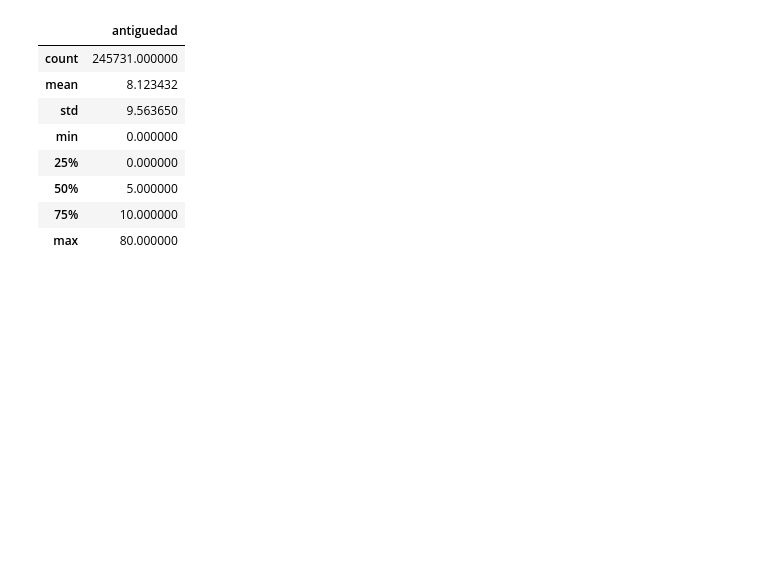
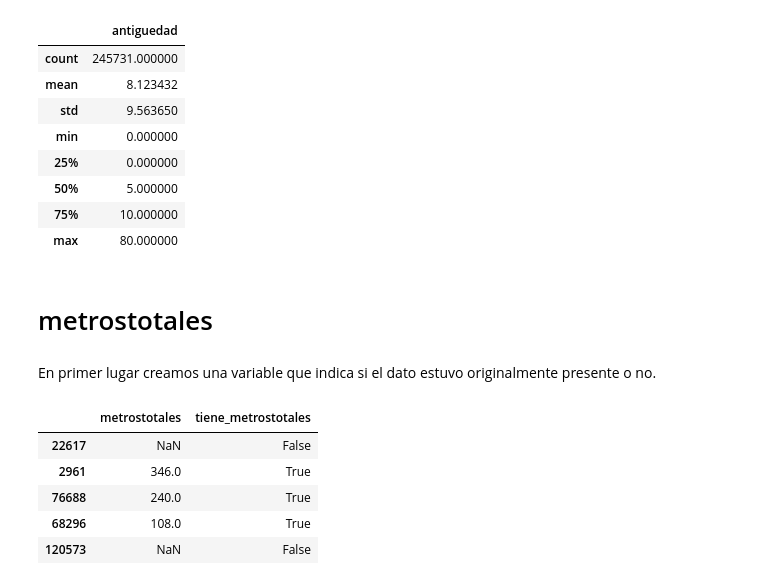
Before and after one commit to rozanecm/7506_tp2_2c2019, a Jupyter notebook: notebooks/fillna with ml by rozanecm.ipynb, the cells around one changed output. Saved outputs shown, nothing was run; the diff lists cells and outputs as text; code cells hidden in the pictures; blank space fills up the shorter version.

Commit message:
add fillna by prediction
metrostotales feature.

```diff
--- a/notebooks/fillna with ml by rozanecm.ipynb
+++ b/notebooks/fillna with ml by rozanecm.ipynb
@@ -883,3 +883,20 @@ train_antiguedad[[target_variable]].describe()
 test_antiguedad[['id',target_variable]].to_csv('../data/imputations/antiguedad.csv', index=False)
 # %%
 beep()
+# %% [markdown]
+# metrostotales
+# %%
+target_variable = 'metrostotales'
+# %% [markdown]
+En primer lugar creamos una variable que indica si el dato estuvo originalmente presente o no.
+# %%
+joined['tiene_metrostotales'] = joined['metrostotales'].notna()
+# %%
+joined[[target_variable,'tiene_metrostotales']].sample(5)
+# %% [output]
+|  | metrostotales | tiene_metrostotales |
+| 22617 | NaN | False |
+| 2961 | 346.0 | True |
+| 76688 | 240.0 | True |
+| 68296 | 108.0 | True |
+| 120573 | NaN | False |
```
Also changed, not shown: parts of 10 cells of this notebook, 1 other file.
